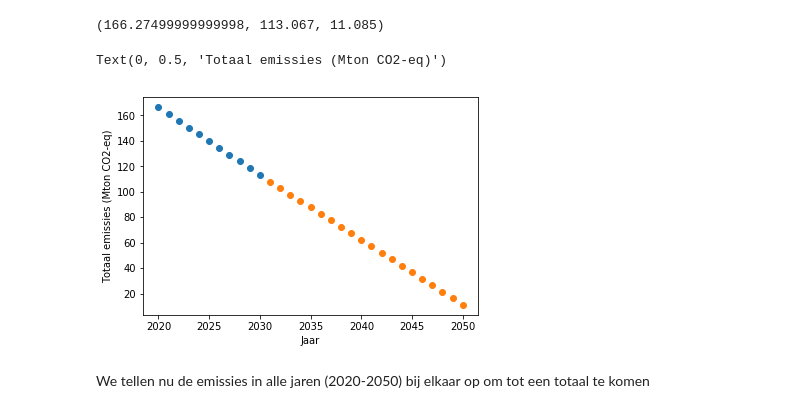
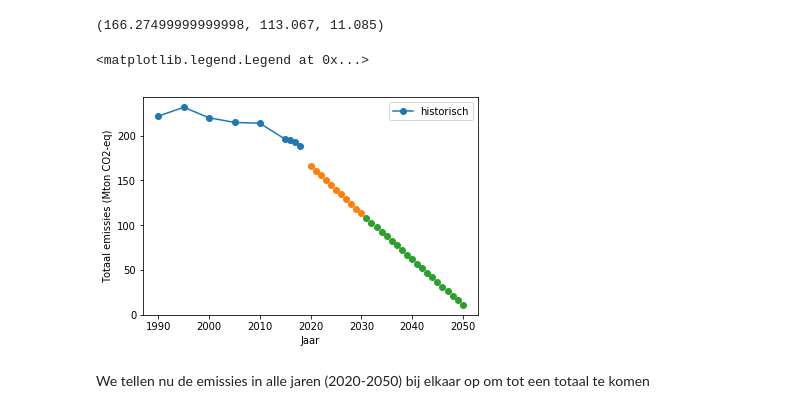
Before and after one commit to lvankampenhout/BKG_emissies_NL, a Jupyter notebook: NL emissies.ipynb, the cells around one changed output. Saved outputs shown, nothing was run; the diff lists cells and outputs as text; code cells hidden in the pictures.

```diff
--- a/NL emissies.ipynb
+++ b/NL emissies.ipynb
@@ -19,0 +12,13 @@ emis_NL_2017 = 193.7 # Mton CO2-eq
+# %%
+"""
+Bron voor NL emissies:
+    http://www.emissieregistratie.nl/erpubliek/erpub/international/broeikasgassen.aspx
+"""
+
+# Mton CO2-eq, excl. LULUCF
+emis_NL = [float(x) for x in "221.7 231.6 219.8 214.7 213.7 195.9 195.4 193.3 188.2".split()]
+emis_NL_jaren = [int(x) for x in "1990 1995 2000 2005 2010 2015 2016 2017 2018".split()]
+
+emis_NL_dict = dict(zip(emis_NL_jaren, emis_NL))
+emis_NL_1990 = emis_NL_dict[1990]
+emis_NL_2018 = emis_NL_dict[2018]
@@ -107,13 +119,15 @@ emissies1 = list(map(emissies_2020s, years1))
 years2 = np.arange(2031, 2051)
 emissies2 = list(map(emissies_2030s_2040s, years2))
 # %%
+plt.plot(emis_NL_jaren, emis_NL, 'o-', label='historisch')
 plt.plot(years1, emissies1, 'o')
 plt.plot(years2, emissies2, 'o')
 plt.xlabel('Jaar')
 plt.ylabel('Totaal emissies (Mton CO2-eq)')
+plt.legend()
 # %% [output]
-Text(0, 0.5, 'Totaal emissies (Mton CO2-eq)')
+<matplotlib.legend.Legend at 0x...>
-[figure, old version]
+[figure, new version]
 # %% [markdown]
 We tellen nu de emissies in alle jaren (2020-2050) bij elkaar op om tot een totaal te komen
 # %%
```
Also changed, not shown: parts of 18 cells of this notebook.
